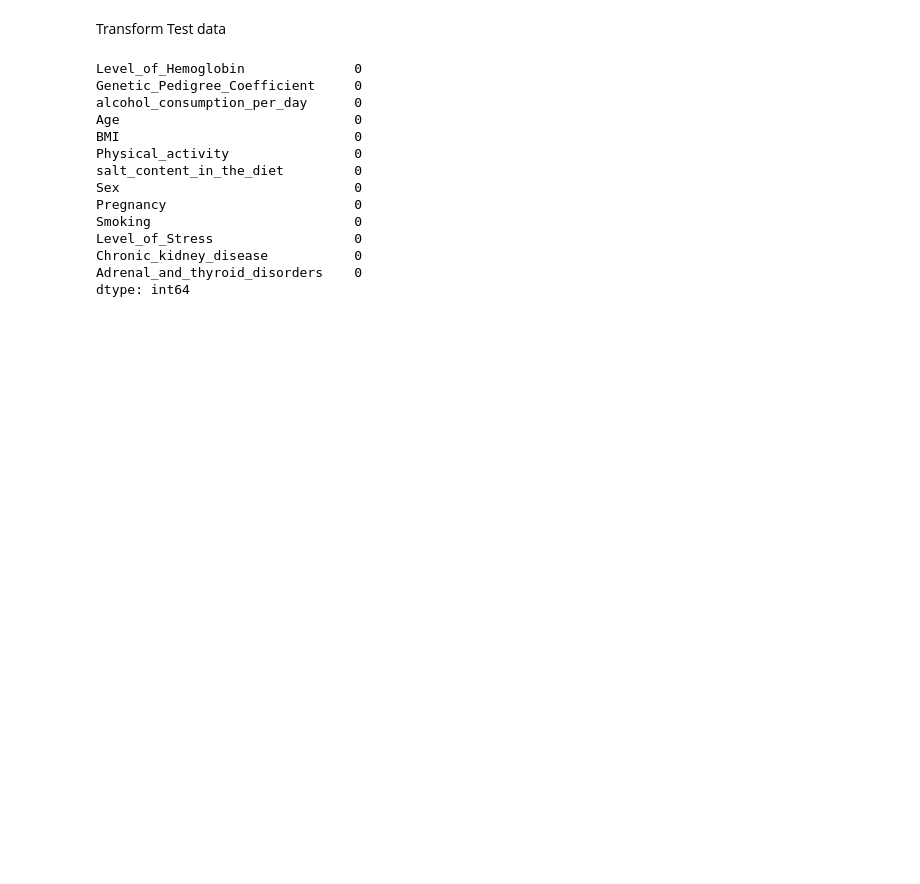
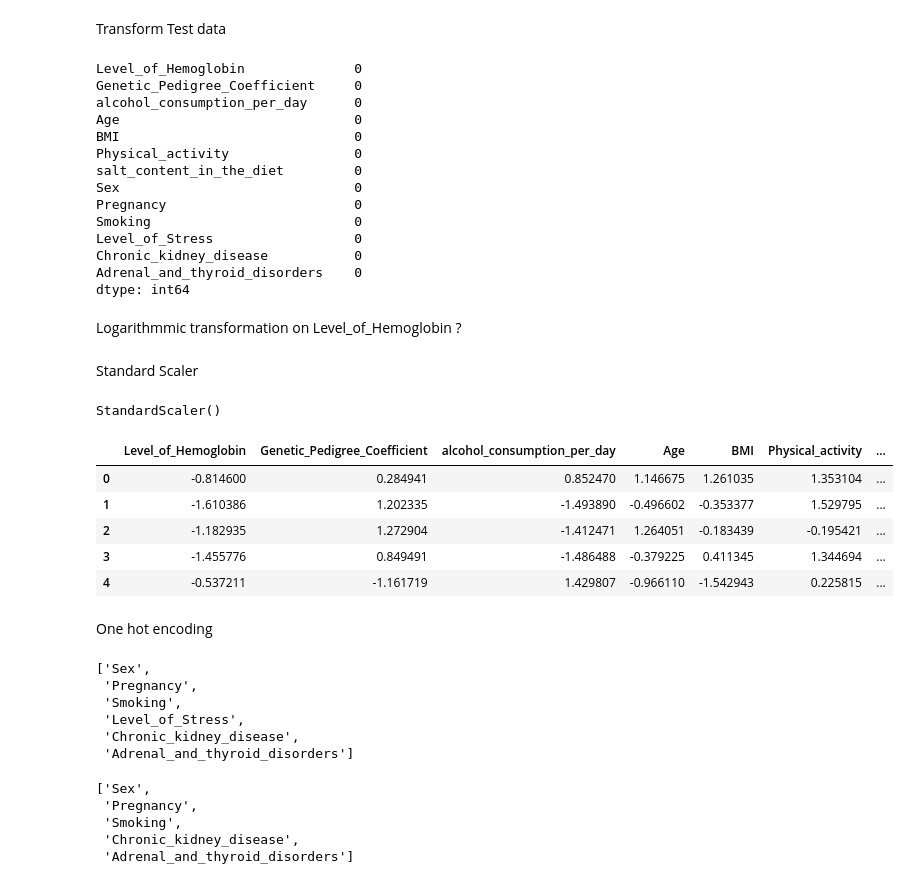
Before and after one commit to varunkr24/Machine-Learning, a Jupyter notebook: Classify_Abnormal_BP.ipynb, the cells around one changed output. Cells and saved outputs as stored; diff of their text form; code cells hidden in the pictures; blank space fills up the shorter version.

```diff
--- a/Classify_Abnormal_BP.ipynb
+++ b/Classify_Abnormal_BP.ipynb
@@ -305,7 +328,8 @@ float_cols
  'Physical_activity',
  'salt_content_in_the_diet']
 # %%
-independent_cols = float_cols + object_cols
+independent_cols = copy.deepcopy(float_cols)
+independent_cols.extend(object_cols)
 independent_cols
 # %% [output]
 ['Level_of_Hemoglobin',
@@ -436,3 +460,23 @@ Level_of_Stress                  0
 Chronic_kidney_disease           0
 Adrenal_and_thyroid_disorders    0
 dtype: int64
+# %% [markdown]
+Logarithmmic transformation on Level_of_Hemoglobin ?
+# %% [markdown]
+Standard Scaler
+# %%
+scaler = StandardScaler()
+scaler.fit(X_train[float_cols])
+# %% [output]
+StandardScaler()
+# %%
+X_train_scaled = pd.DataFrame(scaler.transform(X_train[float_cols]), columns=float_cols)
+# %%
+X_train_scaled.head()
+# %% [output]
+|  | Level_of_Hemoglobin | Genetic_Pedigree_Coefficient | alcohol_consumption_per_day | Age | BMI | Physical_activity | ... |
+| 0 | -0.814600 | 0.284941 | 0.852470 | 1.146675 | 1.261035 | 1.353104 | ... |
+| 1 | -1.610386 | 1.202335 | -1.493890 | -0.496602 | -0.353377 | 1.529795 | ... |
+| 2 | -1.182935 | 1.272904 | -1.412471 | 1.264051 | -0.183439 | -0.195421 | ... |
+| 3 | -1.455776 | 0.849491 | -1.486488 | -0.379225 | 0.411345 | 1.344694 | ... |
+| 4 | -0.537211 | -1.161719 | 1.429807 | -0.966110 | -1.542943 | 0.225815 | ... |
@@ -438,0 +487,21 @@ dtype: int64
+# %% [markdown]
+One hot encoding
+# %%
+one_hot_cols = copy.deepcopy(object_cols)
+one_hot_cols
+# %% [output]
+['Sex',
+ 'Pregnancy',
+ 'Smoking',
+ 'Level_of_Stress',
+ 'Chronic_kidney_disease',
+ 'Adrenal_and_thyroid_disorders']
+# %%
+one_hot_cols.remove('Level_of_Stress')
+one_hot_cols
+# %% [output]
+['Sex',
+ 'Pregnancy',
+ 'Smoking',
+ 'Chronic_kidney_disease',
+ 'Adrenal_and_thyroid_disorders']
```
Also changed, not shown: parts of 29 cells of this notebook.
